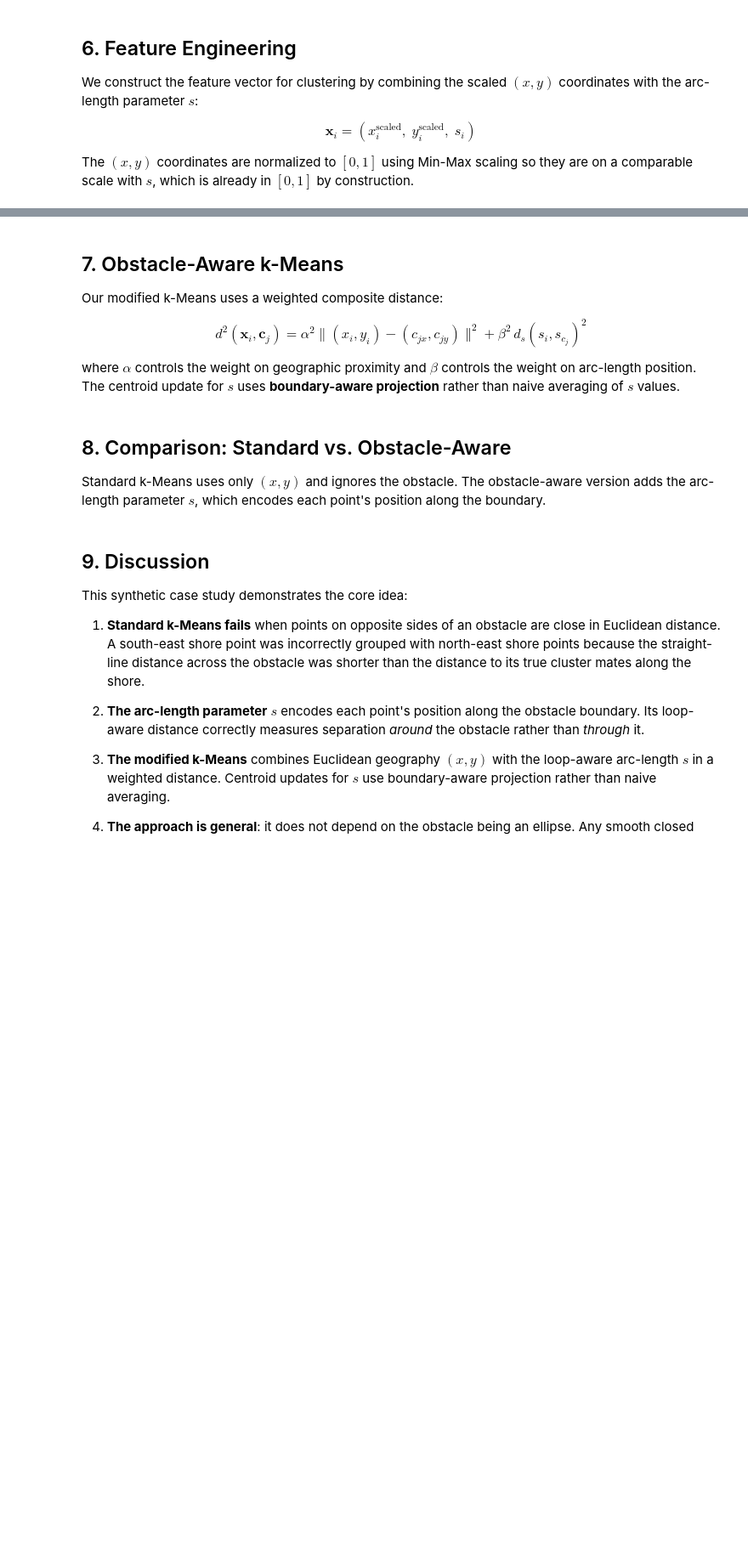
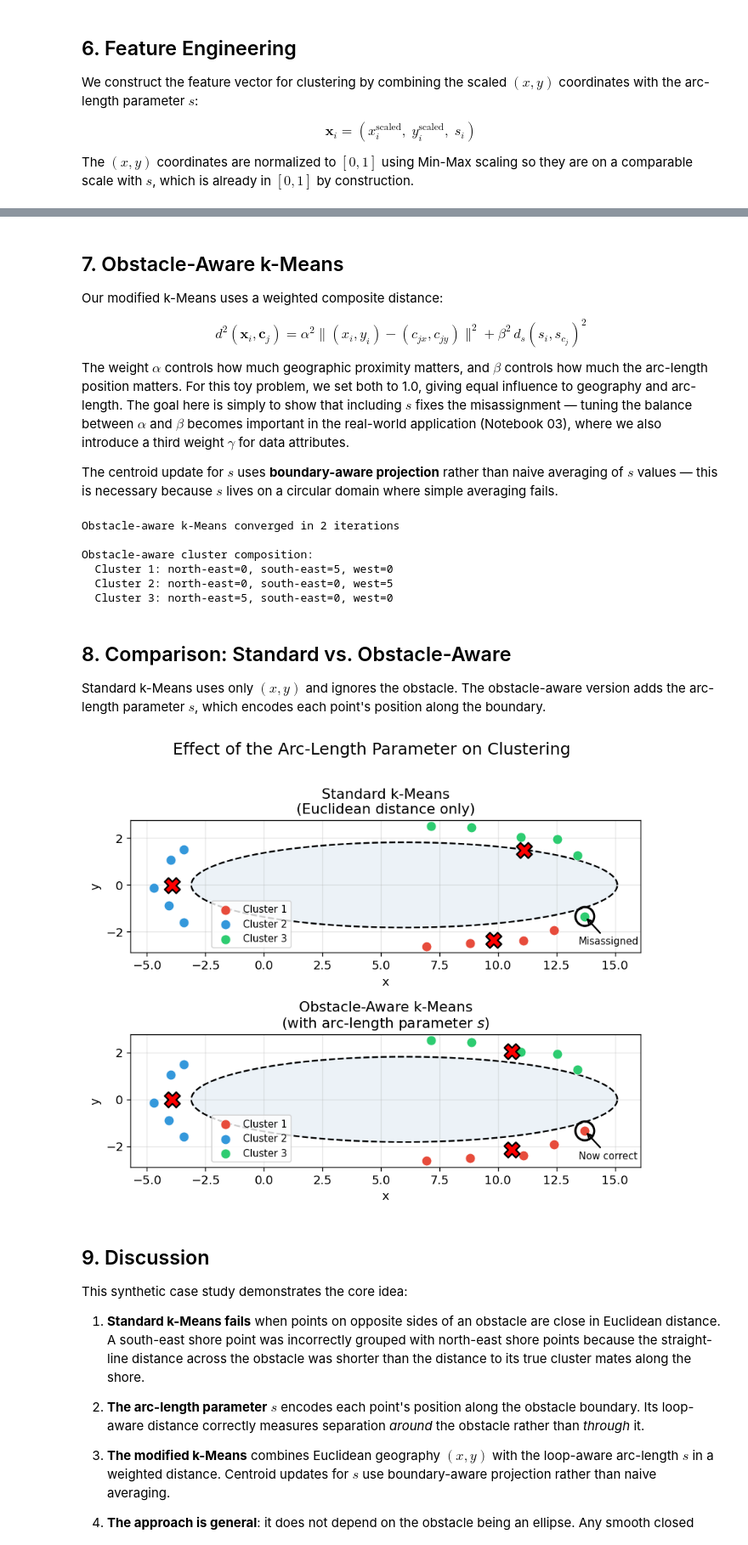
Before and after one commit to Michele-75/obstacle-aware-clustering, a Jupyter notebook: notebooks/01_toy_problem_ellipse.ipynb, the cells around one changed output, grey strips where cells are left out. Shown at 85% size. Cells and saved outputs as stored; diff of their text form; code cells hidden in the pictures; blank space fills up the shorter version.

```diff
--- a/notebooks/01_toy_problem_ellipse.ipynb
+++ b/notebooks/01_toy_problem_ellipse.ipynb
@@ -297,15 +372,17 @@ Our modified k-Means uses a weighted composite distance:
 
 $$d^2(\mathbf{x}_i, \mathbf{c}_j) = \alpha^2 \|(x_i, y_i) - (c_{jx}, c_{jy})\|^2 + \beta^2\, d_s(s_i, s_{c_j})^2$$
 
-where $\alpha$ controls the weight on geographic proximity and $\beta$ controls the weight on arc-length position. The centroid update for $s$ uses **boundary-aware projection** rather than naive averaging of $s$ values.
+The weight $\alpha$ controls how much geographic proximity matters, and $\beta$ controls how much the arc-length position matters. For this toy problem, we set both to 1.0, giving equal influence to geography and arc-length. The goal here is simply to show that including $s$ fixes the misassignment — tuning the balance between $\alpha$ and $\beta$ becomes important in the real-world application (Notebook 03), where we also introduce a third weight $\gamma$ for data attributes.
+
+The centroid update for $s$ uses **boundary-aware projection** rather than naive averaging of $s$ values — this is necessary because $s$ lives on a circular domain where simple averaging fails.
 # %%
 # Run obstacle-aware k-Means (spatial only)
 model = ObstacleKMeans(
     k=3,
     boundary=boundary,
-    alpha=1.0,
-    beta=1.0,
-    gamma=0.0,        # no attributes in this demo
+    alpha=1.0,          # geographic weight
+    beta=1.0,           # arc-length weight (equal to alpha for this demo)
+    gamma=0.0,          # no attributes in this demo
     random_state=42,
     n_attr=0
 )
@@ -313,21 +390,28 @@ model.fit(X, t_data=t_values)
 
 labels_obstacle = model.labels_
 
-print(f'Converged in {model.n_iter_} iterations')
-print(f'Within-cluster distortion (rho_bar): {model.rho_bar_:.6f}')
+print(f'Obstacle-aware k-Means converged in {model.n_iter_} iterations')
 
 print('\nObstacle-aware cluster composition:')
 for i in range(3):
     members = np.where(labels_obstacle == i)[0]
     comp = [np.sum(true_labels[members] == j) for j in range(3)]
-    print(f'  Cluster {i}: north-east={comp[0]}, south-east={comp[1]}, west={comp[2]}')
+    print(f'  Cluster {i+1}: north-east={comp[0]}, south-east={comp[1]}, west={comp[2]}')
+# %% [output]
+Obstacle-aware k-Means converged in 2 iterations
+
+Obstacle-aware cluster composition:
+  Cluster 1: north-east=0, south-east=5, west=0
+  Cluster 2: north-east=0, south-east=0, west=5
+  Cluster 3: north-east=5, south-east=0, west=0
 # %% [markdown]
 ## 8. Comparison: Standard vs. Obstacle-Aware
 
 Standard k-Means uses only $(x, y)$ and ignores the obstacle. The obstacle-aware version adds the arc-length parameter $s$, which encodes each point's position along the boundary.
 # %%
-# Side-by-side comparison
-fig, axes = plt.subplots(1, 2, figsize=(16, 6))
+# Stacked comparison
+fig, axes = plt.subplots(2, 1, figsize=(10, 6))
+fig.subplots_adjust(hspace=0.4)
 
 cmap = ['#e74c3c', '#3498db', '#2ecc71']
 
@@ -340,36 +424,54 @@ for i in range(3):
 ax.scatter(kmeans_standard.cluster_centers_[:, 0], kmeans_standard.cluster_centers_[:, 1],
            c='red', marker='X', s=200, edgecolors='black', linewidth=1.5, zorder=4)
 ax.plot(boundary_pts[:, 0], boundary_pts[:, 1], 'k--', linewidth=1.5)
 ax.fill(boundary_pts[:, 0], boundary_pts[:, 1], alpha=0.1, color='steelblue')
+# Circle the misassigned point
+misassigned_pt = raw_data[9]  # south-east point grouped with north-east
+ax.scatter(misassigned_pt[0], misassigned_pt[1], s=300, facecolors='none',
+           edgecolors='black', linewidth=2, zorder=5)
+ax.annotate('Misassigned', xy=(misassigned_pt[0], misassigned_pt[1]),
+            xytext=(misassigned_pt[0]+1, misassigned_pt[1]-1.2),
+            fontsize=9, ha='center',
+            arrowprops=dict(arrowstyle='->', color='black', lw=1.5))
 ax.set_xlabel('x')
 ax.set_ylabel('y')
 ax.set_title('Standard k-Means\n(Euclidean distance only)', fontsize=13)
-ax.legend(loc='upper left', fontsize=9)
+ax.legend(loc='lower left', bbox_to_anchor=(0.15,0), fontsize=9)
 ax.set_aspect('equal')
 ax.grid(True, alpha=0.3)
 
 # --- Obstacle-Aware k-Means ---
 ax = axes[1]
 for i in range(3):
     mask = labels_obstacle == i
     ax.scatter(raw_data[mask, 0], raw_data[mask, 1], c=cmap[i],
               s=80, edgecolors='white', linewidth=0.5, label=f'Cluster {i+1}', zorder=3)
 for i in range(3):
     mask = labels_obstacle == i
     cx, cy = np.mean(raw_data[mask, 0]), np.mean(raw_data[mask, 1])
     ax.scatter(cx, cy, c='red', marker='X', s=200, edgecolors='black', linewidth=1.5, zorder=4)
 ax.plot(boundary_pts[:, 0], boundary_pts[:, 1], 'k--', linewidth=1.5)
 ax.fill(boundary_pts[:, 0], boundary_pts[:, 1], alpha=0.1, color='steelblue')
+# Circle the previously misassigned point — now correctly assigned
+corrected_pt = raw_data[9]
+ax.scatter(corrected_pt[0], corrected_pt[1], s=300, facecolors='none',
+           edgecolors='black', linewidth=2, zorder=5)
+ax.annotate('Now correct', xy=(corrected_pt[0], corrected_pt[1]),
+            xytext=(corrected_pt[0]+1, corrected_pt[1]-1.2),
+            fontsize=9, ha='center',
+            arrowprops=dict(arrowstyle='->', color='black', lw=1.5))
 ax.set_xlabel('x')
 ax.set_ylabel('y')
 ax.set_title('Obstacle-Aware k-Means\n(with arc-length parameter $s$)', fontsize=13)
-ax.legend(loc='upper left', fontsize=9)
+ax.legend(loc='lower left', bbox_to_anchor=(0.15,0), fontsize=9)
 ax.set_aspect('equal')
 ax.grid(True, alpha=0.3)
 
-plt.suptitle('Effect of the Arc-Length Parameter on Clustering', fontsize=15, y=1.02)
+plt.suptitle('Effect of the Arc-Length Parameter on Clustering', fontsize=15, y=1.01)
 plt.tight_layout()
 plt.show()
+# %% [output]
+[figure, added]
 # %% [markdown]
 ## 9. Discussion
 
```
Also changed, not shown: parts of 13 cells of this notebook.
